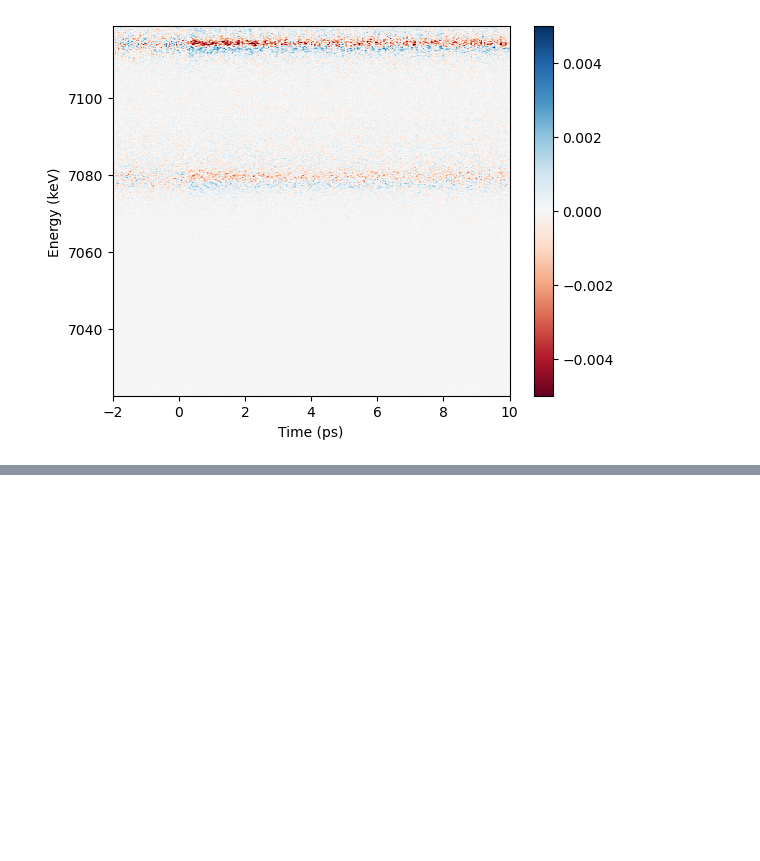
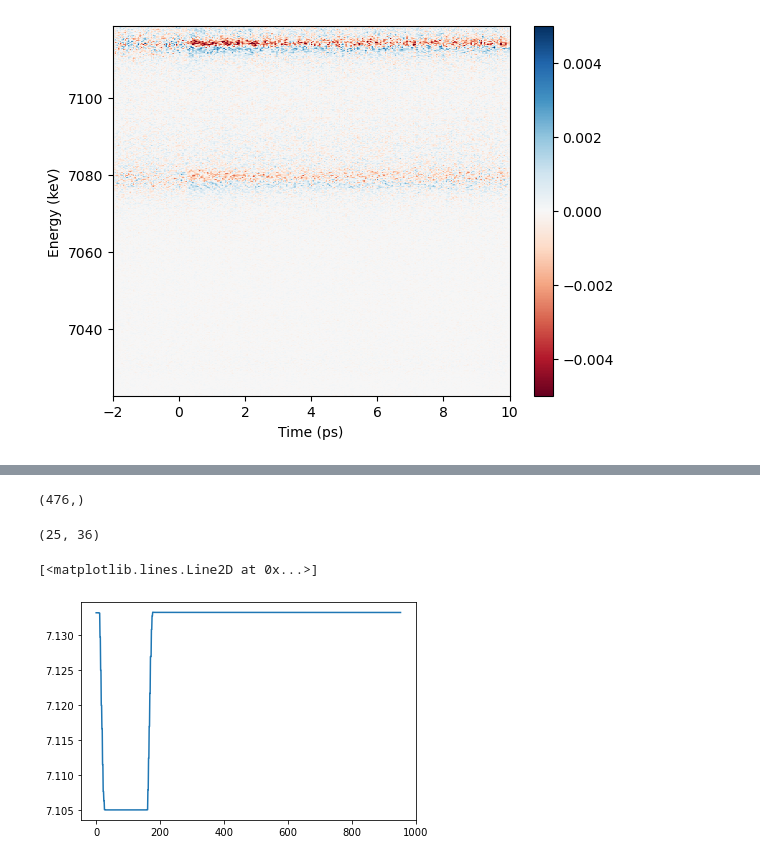
Before and after one commit to lg345/XSpect, a Jupyter notebook: XSpect_Test.ipynb, the cells around one changed output, grey strips where cells are left out. Cells and saved outputs as stored; diff of their text form; code cells hidden in the pictures; blank space fills up the shorter version.

```diff
--- a/XSpect_Test.ipynb
+++ b/XSpect_Test.ipynb
@@ -70,0 +167,13 @@ v.plot_2d_difference_spectrum(xes)
+# %%
+xas.analyzed_runs[3].ipm4_xray_not_laser_time_energy_binned
+# %% [output]
+(476,)
+# %%
+xas.analyzed_runs[3].ipm4_simultaneous_laser_time_energy_binned.shape
+# %% [output]
+(25, 36)
+# %%
+plt.plot(xas.analyzed_runs[0].ccm)
+# %% [output]
+[<matplotlib.lines.Line2D at 0x...>]
+[figure, added]
```
Also changed, not shown: parts of 8 cells of this notebook, 4 other files.
